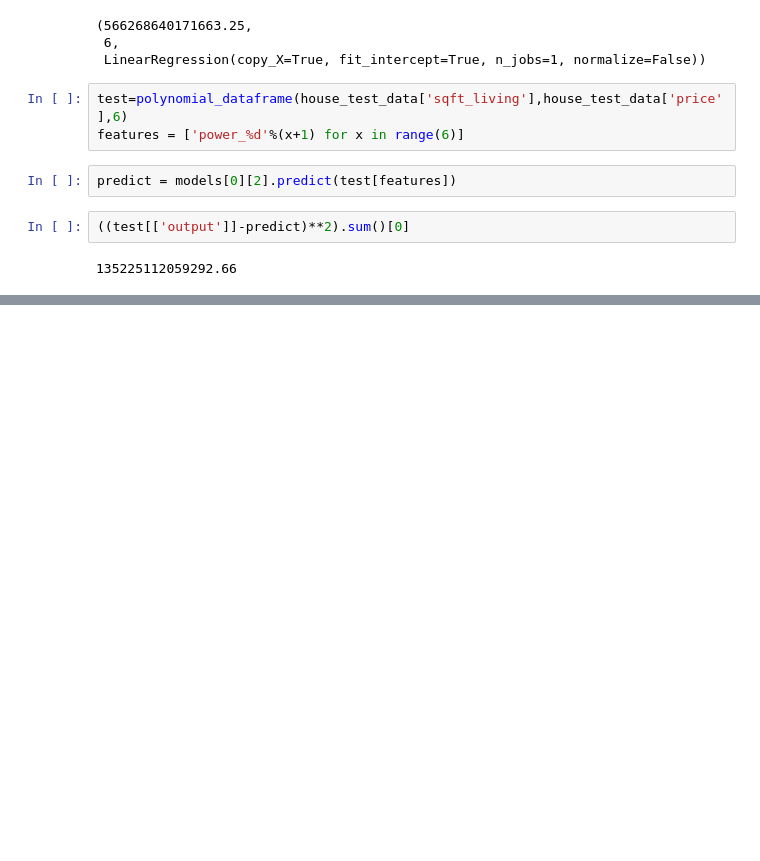
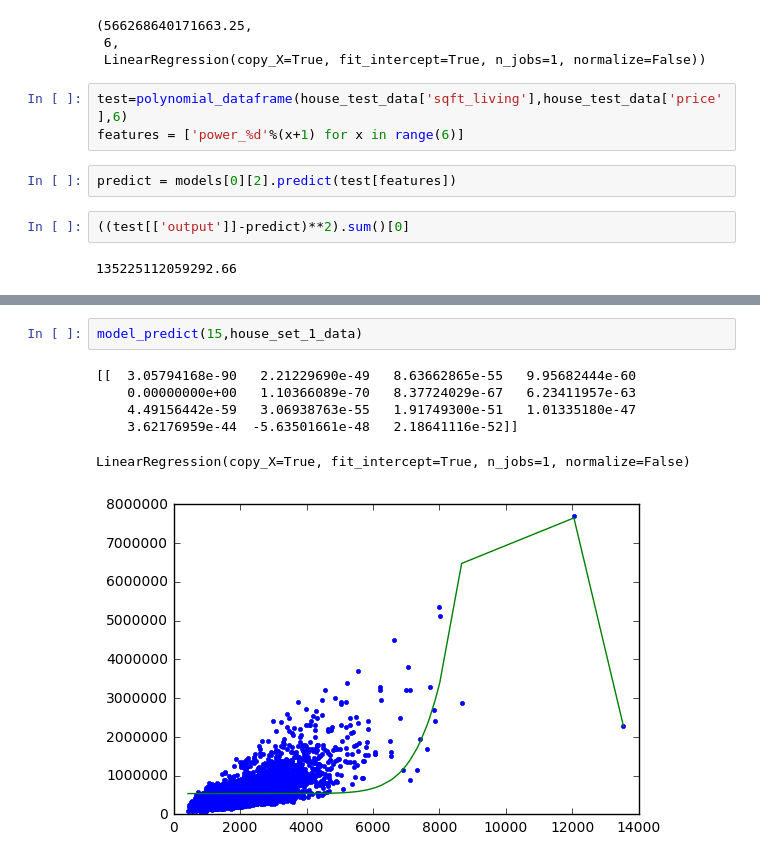
Before and after one commit to patelpri/test, a Jupyter notebook: Bias_Variance_tradeoff.ipynb, the cells around one changed output, grey strips where cells are left out. Drawn from its saved outputs; the diff is of its cells as text; blank space fills up the shorter version.

```diff
--- a/Bias_Variance_tradeoff.ipynb
+++ b/Bias_Variance_tradeoff.ipynb
@@ -160,0 +206,9 @@ predict = models[0][2].predict(test[features])
+# %%
+model_predict(15,house_set_1_data)
+# %% [output]
+[[  3.05794168e-90   2.21229690e-49   8.63662865e-55   9.95682444e-60
+    0.00000000e+00   1.10366089e-70   8.37724029e-67   6.23411957e-63
+    4.49156442e-59   3.06938763e-55   1.91749300e-51   1.01335180e-47
+    3.62176959e-44  -5.63501661e-48   2.18641116e-52]]
+LinearRegression(copy_X=True, fit_intercept=True, n_jobs=1, normalize=False)
+[figure, added]
```
Also changed, not shown: parts of 32 cells of this notebook.
